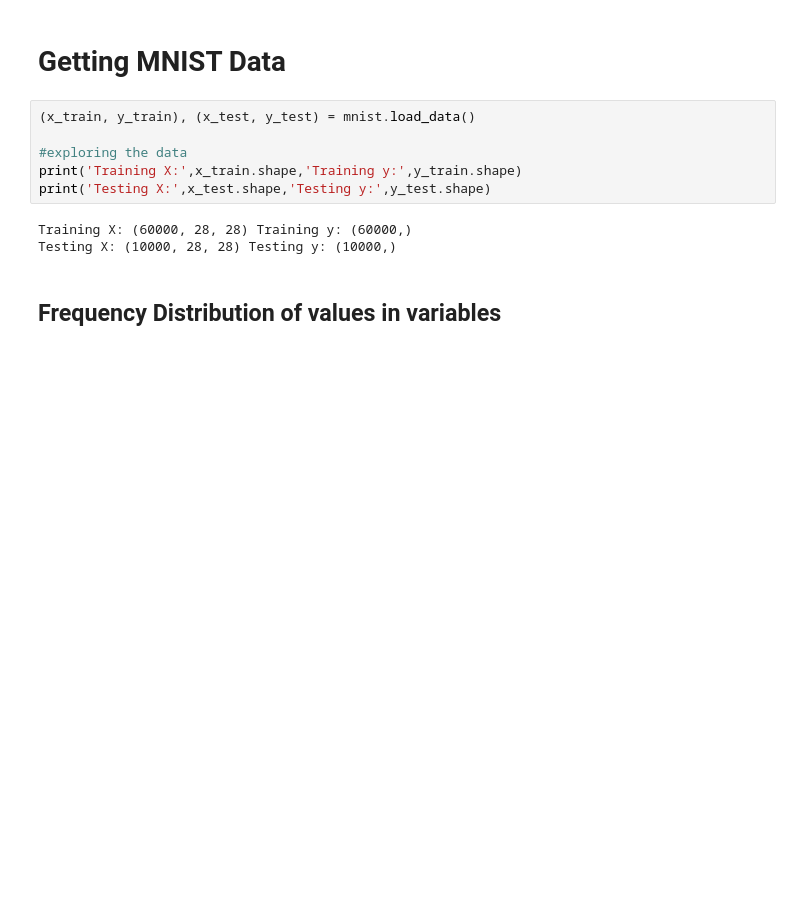
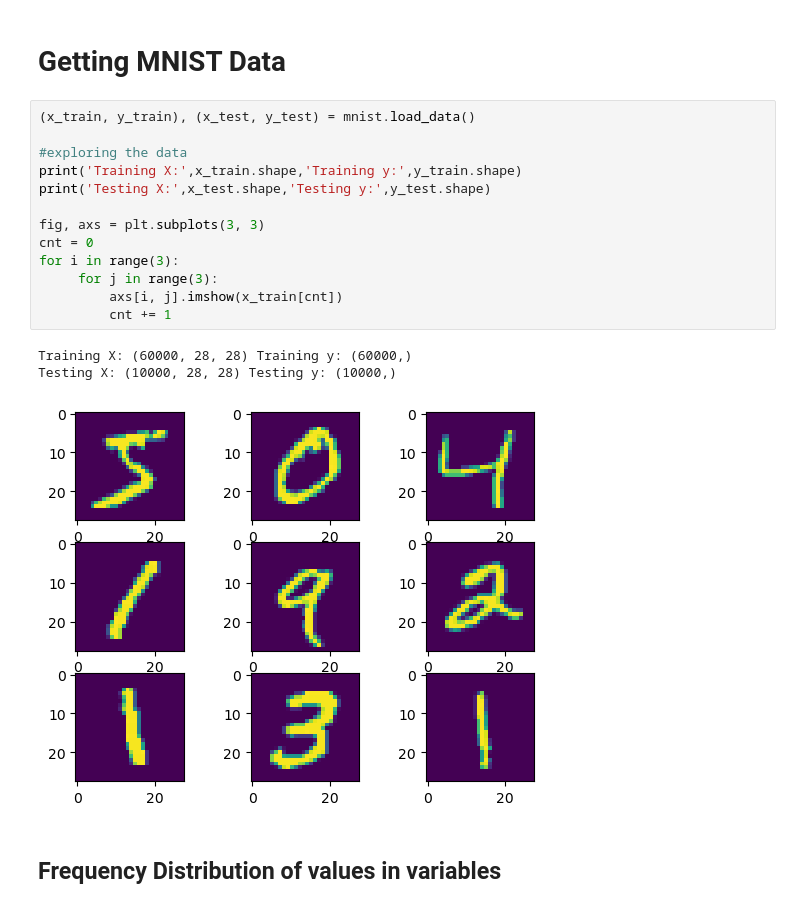
Before and after one commit to Akshay-0706/Digits-Recognition, a Jupyter notebook: model.ipynb, the cells around one changed output. Saved outputs shown, nothing was run; the diff lists cells and outputs as text; blank space fills up the shorter version.

```diff
--- a/model.ipynb
+++ b/model.ipynb
@@ -13,12 +13,20 @@ from keras.callbacks import EarlyStopping, ModelCheckpoint
 # %%
 (x_train, y_train), (x_test, y_test) = mnist.load_data()
 
 #exploring the data
 print('Training X:',x_train.shape,'Training y:',y_train.shape)
 print('Testing X:',x_test.shape,'Testing y:',y_test.shape)
+
+fig, axs = plt.subplots(3, 3)
+cnt = 0
+for i in range(3):
+     for j in range(3):
+         axs[i, j].imshow(x_train[cnt])
+         cnt += 1
 # %% [output]
 Training X: (60000, 28, 28) Training y: (60000,)
 Testing X: (10000, 28, 28) Testing y: (10000,)
+[figure, added]
 # %% [markdown]
 ## Frequency Distribution of values in variables
 # %%
```
Also changed, not shown: parts of 8 cells of this notebook.
